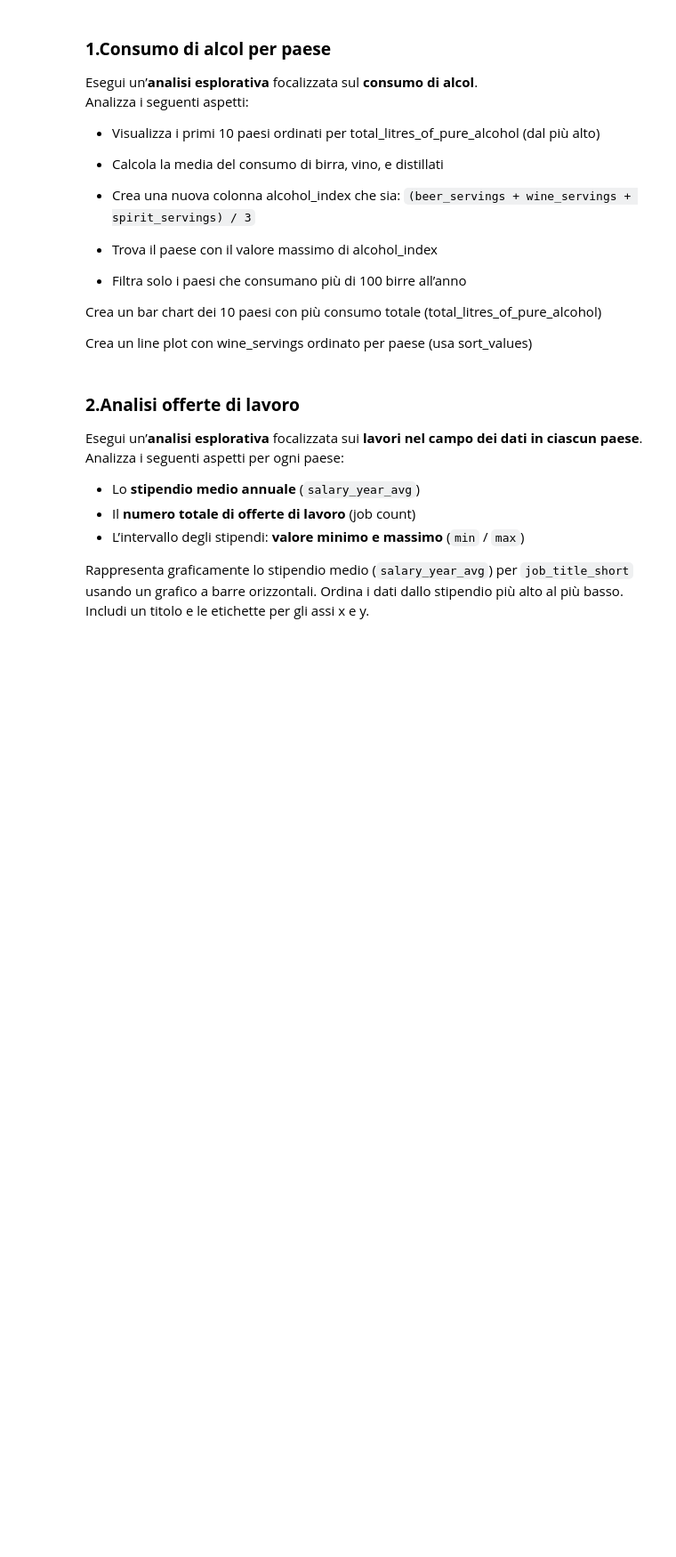
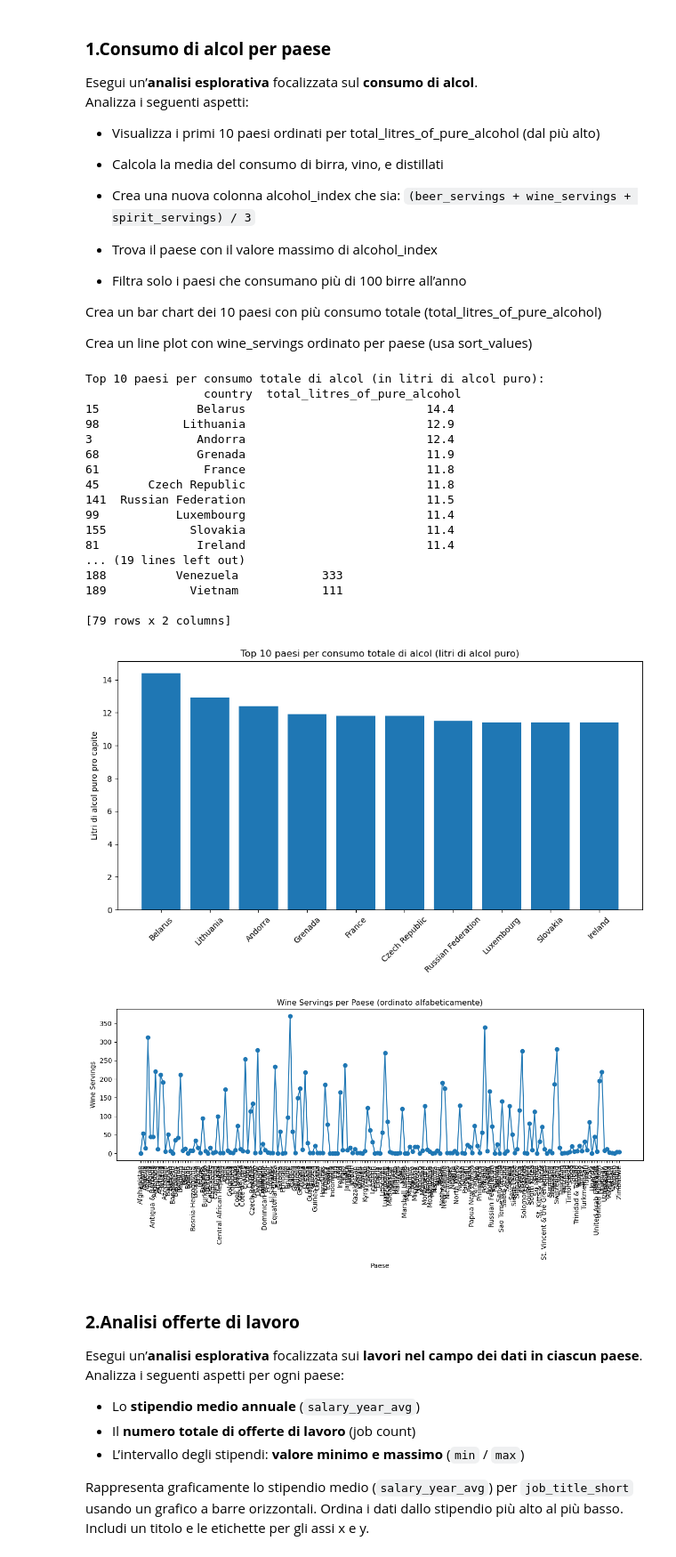
Before and after one commit to sebastiancarbone/ProgrammingLab2, a Jupyter notebook: 3_Esercizi_lez_3.ipynb, the cells around one changed output. Shown at 89% size. Cells and saved outputs as stored; diff of their text form; code cells hidden in the pictures; blank space fills up the shorter version.

```diff
--- a/3_Esercizi_lez_3.ipynb
+++ b/3_Esercizi_lez_3.ipynb
@@ -22,3 +18,74 @@ df = pd.read_csv("https://raw.githubusercontent.com/fivethirtyeight/data/master/
+# %%
+import pandas as pd
+import matplotlib.pyplot as plt
+
+# 1. Carica i dati
+df = pd.read_csv("https://raw.githubusercontent.com/fivethirtyeight/data/master/alcohol-consumption/drinks.csv")
+
+
+# 2. Visualizza i primi 10 paesi ordinati per total_litres_of_pure_alcohol (decrescente)
+top10_total = df.sort_values(by='total_litres_of_pure_alcohol', ascending=False).head(10)
+print("Top 10 paesi per consumo totale di alcol (in litri di alcol puro):\n", top10_total[['country', 'total_litres_of_pure_alcohol']])
+
+# 3. Calcola la media del consumo di birra, vino e distillati
+media_birra = df['beer_servings'].mean()
+media_vino = df['wine_servings'].mean()
+media_distillati = df['spirit_servings'].mean()
+print(f"\nMedia consumo annuale:")
+print(f"- Birra: {media_birra:.2f} servings")
+print(f"- Vino: {media_vino:.2f} servings")
+print(f"- Distillati: {media_distillati:.2f} servings")
+
+# 4. Crea colonna alcohol_index
+df['alcohol_index'] = (df['beer_servings'] + df['wine_servings'] + df['spirit_servings']) / 3
+
+# 5. Trova il paese con massimo alcohol_index
+max_index_row = df.loc[df['alcohol_index'].idxmax()]
+print(f"\nPaese con massimo alcohol_index: {max_index_row['country']} ({max_index_row['alcohol_index']:.2f})")
+
+# 6. Filtra i paesi con più di 100 birre all’anno
+piu_100_birre = df[df['beer_servings'] > 100]
+print(f"\nPaesi con più di 100 birre all’anno:\n", piu_100_birre[['country', 'beer_servings']])
+
+# 7. Bar chart dei 10 paesi con più consumo totale
+plt.figure(figsize=(10,6))
+plt.bar(top10_total['country'], top10_total['total_litres_of_pure_alcohol'])
+plt.title("Top 10 paesi per consumo totale di alcol (litri di alcol puro)")
+plt.ylabel("Litri di alcol puro pro capite")
+plt.xticks(rotation=45)
+plt.tight_layout()
+plt.show()
+
+# 8. Line plot di wine_servings ordinato per paese
+df_sorted_wine = df.sort_values(by='country')
+plt.figure(figsize=(12,6))
+plt.plot(df_sorted_wine['country'], df_sorted_wine['wine_servings'], marker='o')
+plt.title("Wine Servings per Paese (ordinato alfabeticamente)")
+plt.xlabel("Paese")
+plt.ylabel("Wine Servings")
+plt.xticks(rotation=90)
+plt.tight_layout()
+plt.show()
+# %% [output]
+Top 10 paesi per consumo totale di alcol (in litri di alcol puro):
+                 country  total_litres_of_pure_alcohol
+15              Belarus                          14.4
+98            Lithuania                          12.9
+3               Andorra                          12.4
+68              Grenada                          11.9
+61               France                          11.8
+45       Czech Republic                          11.8
+141  Russian Federation                          11.5
+99           Luxembourg                          11.4
+155            Slovakia                          11.4
+81              Ireland                          11.4
+... (19 lines left out)
+188          Venezuela            333
+189            Vietnam            111
+
+[79 rows x 2 columns]
+[figure, added]
+[figure, added]
 # %% [markdown]
 ### **2.Analisi offerte di lavoro**
 
```
Also changed, not shown: parts of 3 cells of this notebook.
